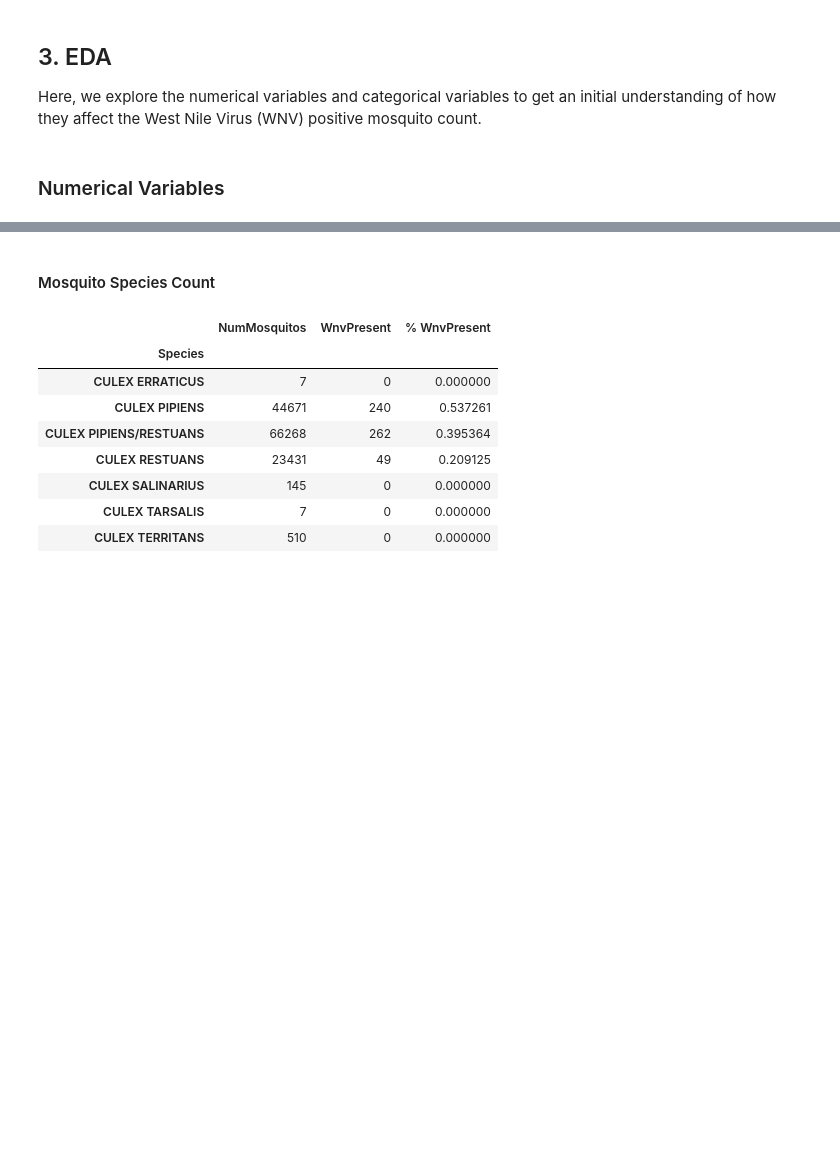
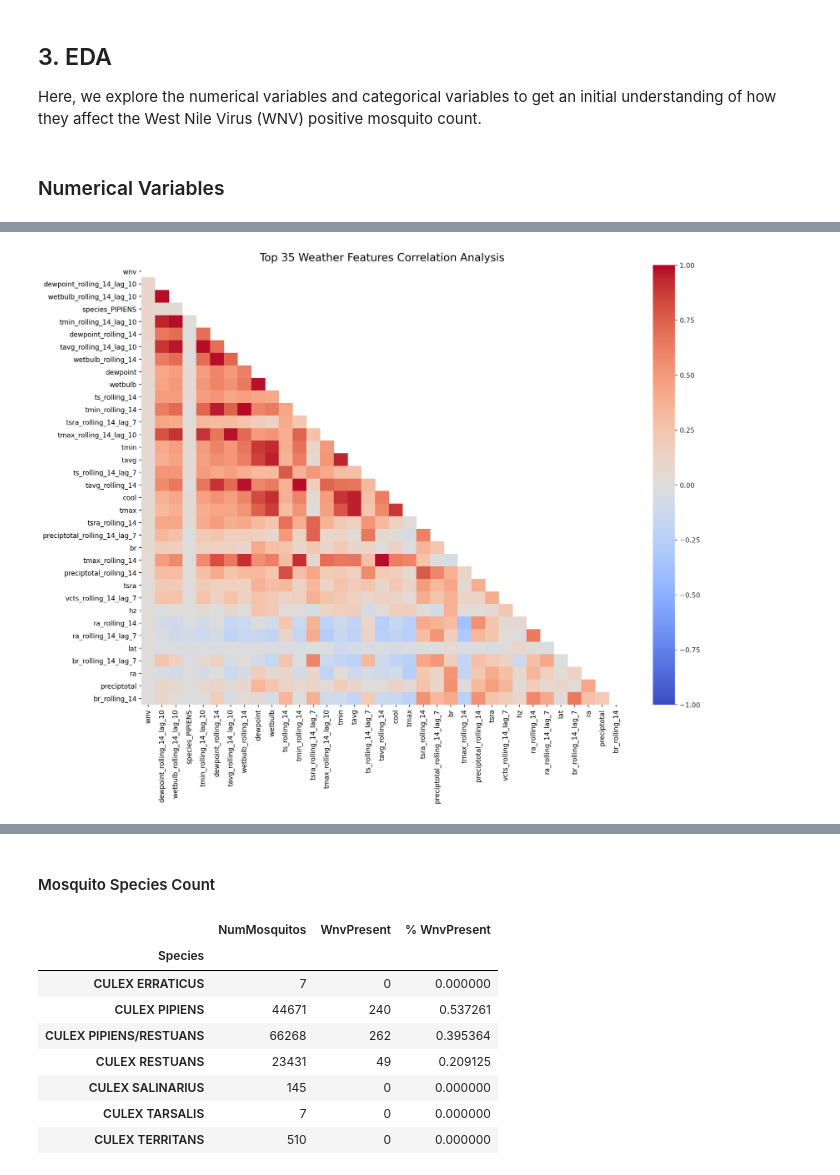
Before and after one commit to geh-si-rong/general-assembly-projects, a Jupyter notebook: project 4/code/03_EDA_WNV.ipynb, the cells around one changed output, grey strips where cells are left out. Saved outputs shown, nothing was run; the diff lists cells and outputs as text; code cells hidden in the pictures; blank space fills up the shorter version.

```diff
--- a/project 4/code/03_EDA_WNV.ipynb
+++ b/project 4/code/03_EDA_WNV.ipynb
@@ -16,6 +16,7 @@ weather_s2 = pd.read_csv("../datasets/weather_clean_s2.csv", parse_dates=['date'
 train = pd.read_csv("../datasets/train.csv")
 df_train = pd.read_csv("../datasets/train_cleaned.csv", parse_dates=['date'], index_col = ['date'])
 df_test = pd.read_csv("../datasets/test_cleaned.csv", parse_dates=['date'], index_col = ['date'])
+train_weather = pd.read_csv("../datasets/train_weather.csv")
 pd.set_option('display.max_columns', None)
 # %%
 pd.to_datetime(train["Date"], format="%Y-%m-%d")
@@ -40,0 +44,3 @@ Here, we explore the numerical variables and categorical variables to get an ini
+# %%
+heatmap_top_35 = train_weather.corr().sort_values("wnv", ascending=False).head(35).index
+heatmap_top_35.to_list()
@@ -40,0 +65,12 @@ Here, we explore the numerical variables and categorical variables to get an ini
+# %%
+plt.figure(figsize=(16,12), dpi=200)
+plt.title("Top 35 Weather Features Correlation Analysis", fontsize=16)
+
+matrix = np.triu(train_weather[heatmap_top_35].corr())
+
+with sns.axes_style("white"):
+    sns.heatmap(train_weather[heatmap_top_35].corr(), vmin=-1, vmax=1, center=0, linecolor='black', cmap="coolwarm", annot=False, mask=matrix)
+
+plt.show()
+# %% [output]
+[figure, added]
```
Also changed, not shown: parts of 14 cells of this notebook, 18 other files.
